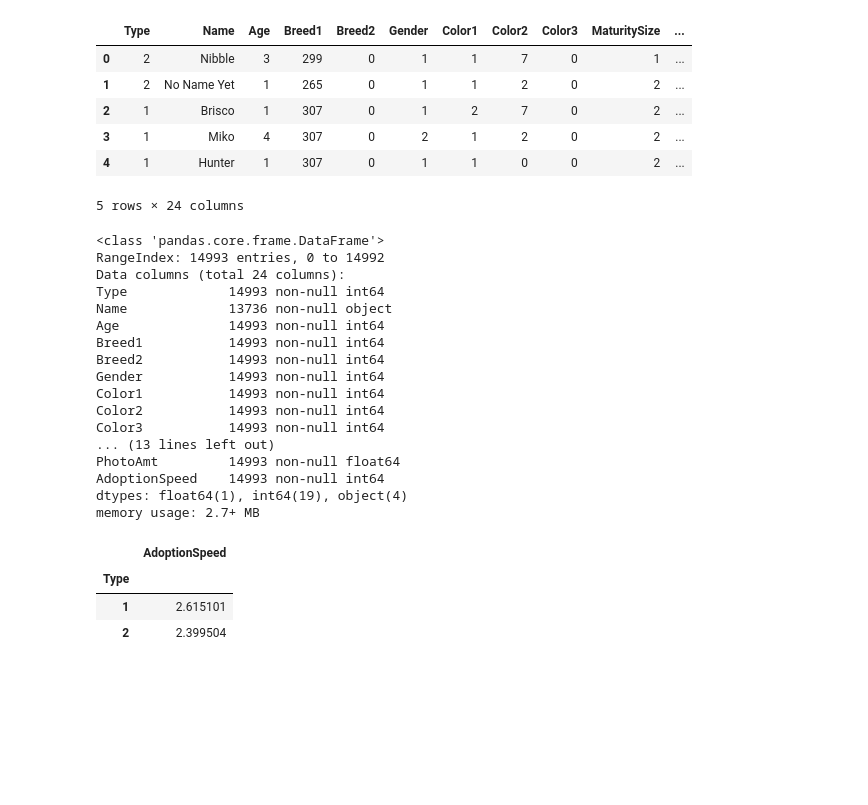
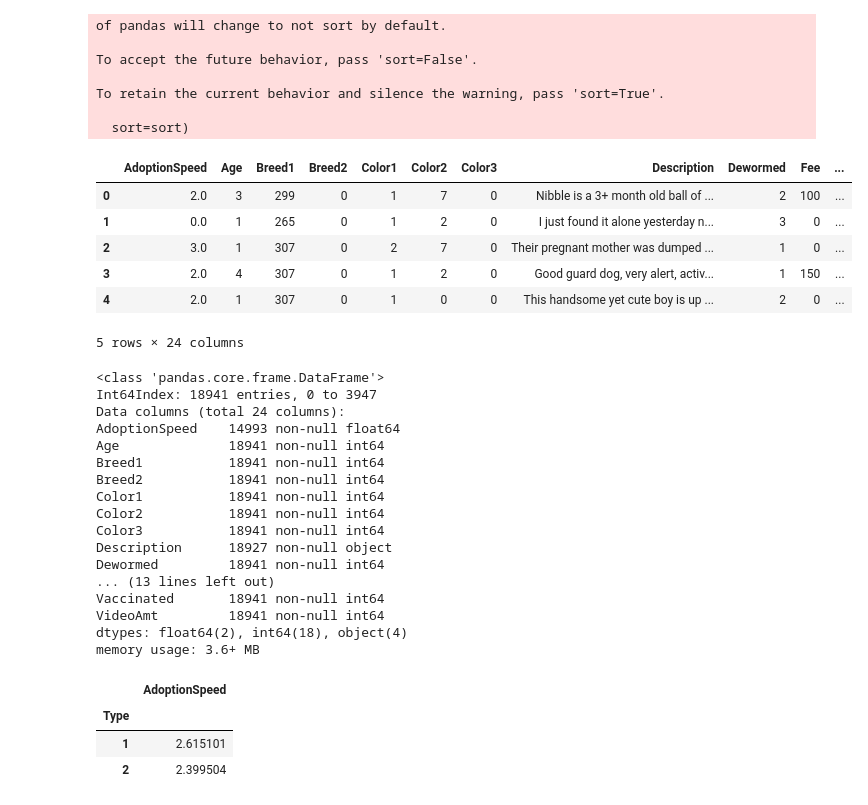
Before and after one commit to jasonnguyen3697/Adoption_prediction, a Jupyter notebook: Kernel.ipynb, the cells around one changed output. Cells and saved outputs as stored; diff of their text form; code cells hidden in the pictures; blank space fills up the shorter version.

Commit message:
finish data engineering, can start modelling

```diff
--- a/Kernel.ipynb
+++ b/Kernel.ipynb
@@ -25,35 +28,47 @@ from sklearn import model_selection
 # %%
 train = pd.read_csv('train.csv')
 test = pd.read_csv('./test/test.csv')
 train.head()
+
+lenTrain = len(train)
+
+data = train.append(test)
+data.head()
 # %% [output]
+of pandas will change to not sort by default.
+
+To accept the future behavior, pass 'sort=False'.
+
+To retain the current behavior and silence the warning, pass 'sort=True'.
+
+  sort=sort)
-|  | Type | Name | Age | Breed1 | Breed2 | Gender | Color1 | Color2 | Color3 | MaturitySize | ... |
-| 0 | 2 | Nibble | 3 | 299 | 0 | 1 | 1 | 7 | 0 | 1 | ... |
-| 1 | 2 | No Name Yet | 1 | 265 | 0 | 1 | 1 | 2 | 0 | 2 | ... |
-| 2 | 1 | Brisco | 1 | 307 | 0 | 1 | 2 | 7 | 0 | 2 | ... |
-| 3 | 1 | Miko | 4 | 307 | 0 | 2 | 1 | 2 | 0 | 2 | ... |
-| 4 | 1 | Hunter | 1 | 307 | 0 | 1 | 1 | 0 | 0 | 2 | ... |
+|  | AdoptionSpeed | Age | Breed1 | Breed2 | Color1 | Color2 | Color3 | Description | Dewormed | Fee | ... |
+| 0 | 2.0 | 3 | 299 | 0 | 1 | 7 | 0 | Nibble is a 3+ month old ball of ... | 2 | 100 | ... |
+| 1 | 0.0 | 1 | 265 | 0 | 1 | 2 | 0 | I just found it alone yesterday n... | 3 | 0 | ... |
+| 2 | 3.0 | 1 | 307 | 0 | 2 | 7 | 0 | Their pregnant mother was dumped ... | 1 | 0 | ... |
+| 3 | 2.0 | 4 | 307 | 0 | 1 | 2 | 0 | Good guard dog, very alert, activ... | 1 | 150 | ... |
+| 4 | 2.0 | 1 | 307 | 0 | 1 | 0 | 0 | This handsome yet cute boy is up ... | 2 | 0 | ... |
-5 rows × 24 columns
+5 rows × 24 columns
 # %%
-train.info()
+data.info()
 # %% [output]
 <class 'pandas.core.frame.DataFrame'>
-RangeIndex: 14993 entries, 0 to 14992
+Int64Index: 18941 entries, 0 to 3947
 Data columns (total 24 columns):
-Type             14993 non-null int64
-Name             13736 non-null object
-Age              14993 non-null int64
-Breed1           14993 non-null int64
-Breed2           14993 non-null int64
-Gender           14993 non-null int64
-Color1           14993 non-null int64
-Color2           14993 non-null int64
-Color3           14993 non-null int64
+AdoptionSpeed    14993 non-null float64
+Age              18941 non-null int64
+Breed1           18941 non-null int64
+Breed2           18941 non-null int64
+Color1           18941 non-null int64
+Color2           18941 non-null int64
+Color3           18941 non-null int64
+Description      18927 non-null object
+Dewormed         18941 non-null int64
 ... (13 lines left out)
-PhotoAmt         14993 non-null float64
-AdoptionSpeed    14993 non-null int64
-dtypes: float64(1), int64(19), object(4)
-memory usage: 2.7+ MB
+Vaccinated       18941 non-null int64
+VideoAmt         18941 non-null int64
+dtypes: float64(2), int64(18), object(4)
+memory usage: 3.6+ MB
 # %%
 # compare adoption speed between dogs and cats
 train[['Type', 'AdoptionSpeed']].groupby('Type').mean()
```
Also changed, not shown: parts of 34 cells of this notebook.
